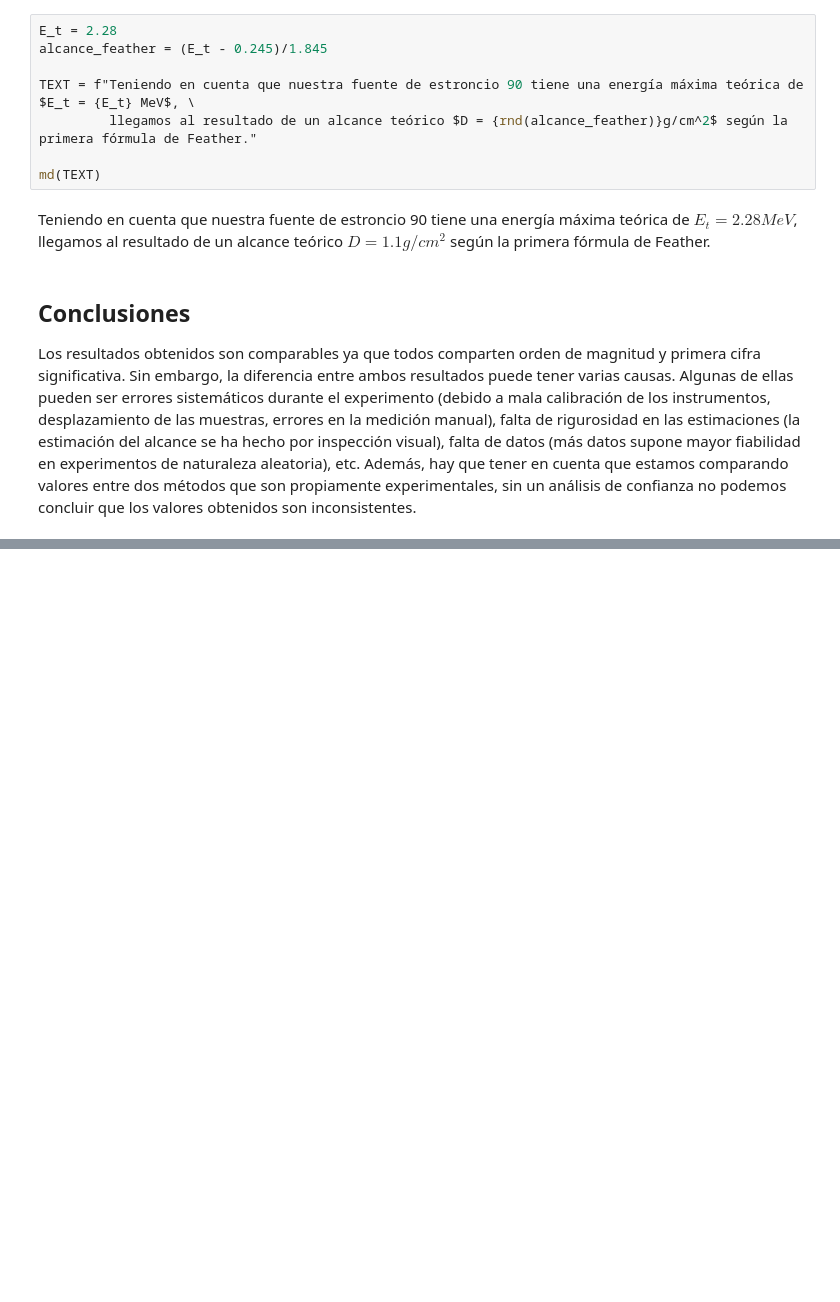
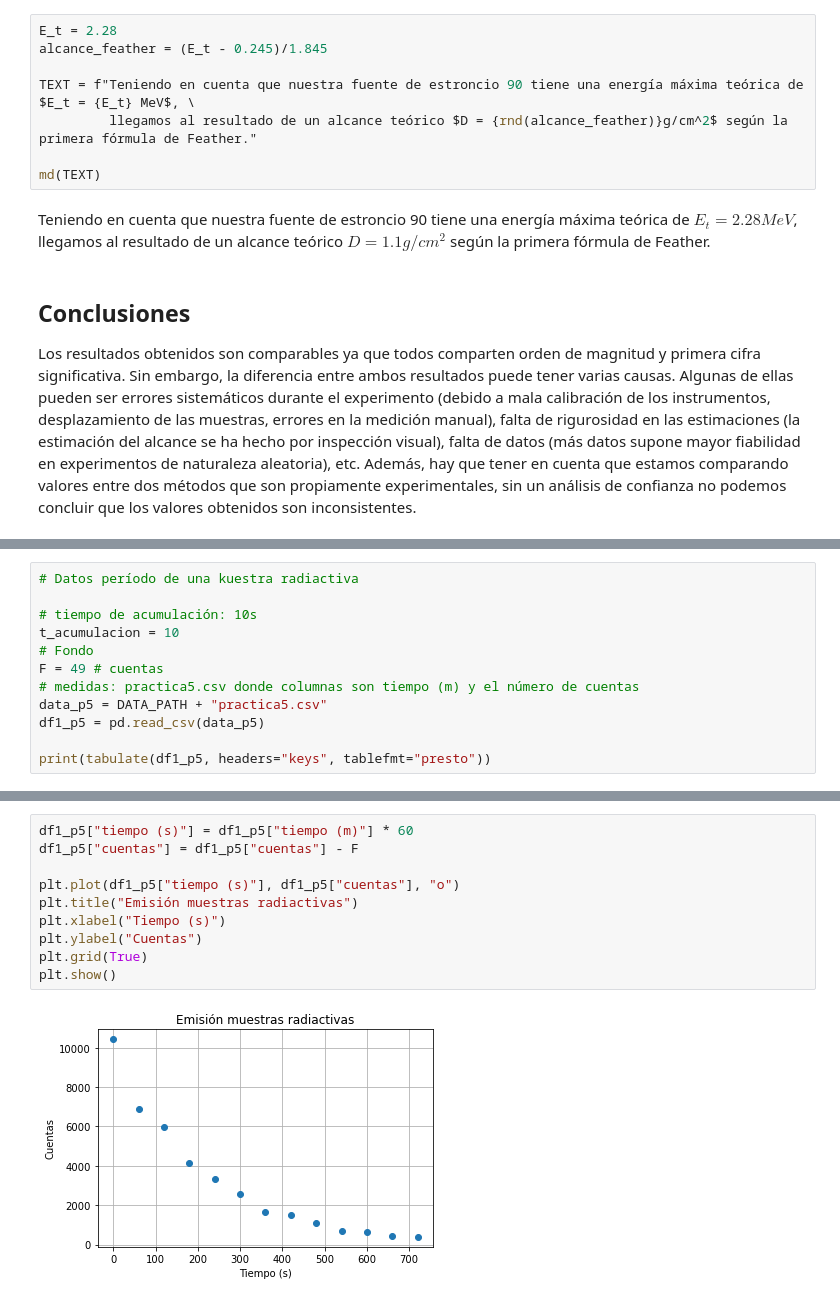
Before and after one commit to feliux/physics_projects, a Jupyter notebook: nuclear_physics/Nuclear.ipynb, the cells around one changed output, grey strips where cells are left out. Saved outputs shown, nothing was run; the diff lists cells and outputs as text; blank space fills up the shorter version.

```diff
--- a/nuclear_physics/Nuclear.ipynb
+++ b/nuclear_physics/Nuclear.ipynb
@@ -444,0 +653,12 @@ Los resultados obtenidos son comparables ya que todos comparten orden de magnitu
+# %%
+# Datos período de una kuestra radiactiva
+
+# tiempo de acumulación: 10s
+t_acumulacion = 10
+# Fondo
+F = 49 # cuentas
+# medidas: practica5.csv donde columnas son tiempo (m) y el número de cuentas
+data_p5 = DATA_PATH + "practica5.csv"
+df1_p5 = pd.read_csv(data_p5)
+
+print(tabulate(df1_p5, headers="keys", tablefmt="presto"))
@@ -444,0 +681,12 @@ Los resultados obtenidos son comparables ya que todos comparten orden de magnitu
+# %%
+df1_p5["tiempo (s)"] = df1_p5["tiempo (m)"] * 60
+df1_p5["cuentas"] = df1_p5["cuentas"] - F
+
+plt.plot(df1_p5["tiempo (s)"], df1_p5["cuentas"], "o")
+plt.title("Emisión muestras radiactivas")
+plt.xlabel("Tiempo (s)")
+plt.ylabel("Cuentas")
+plt.grid(True)
+plt.show()
+# %% [output]
+[figure, added]
```
Also changed, not shown: parts of 13 cells of this notebook, 15 other files.
